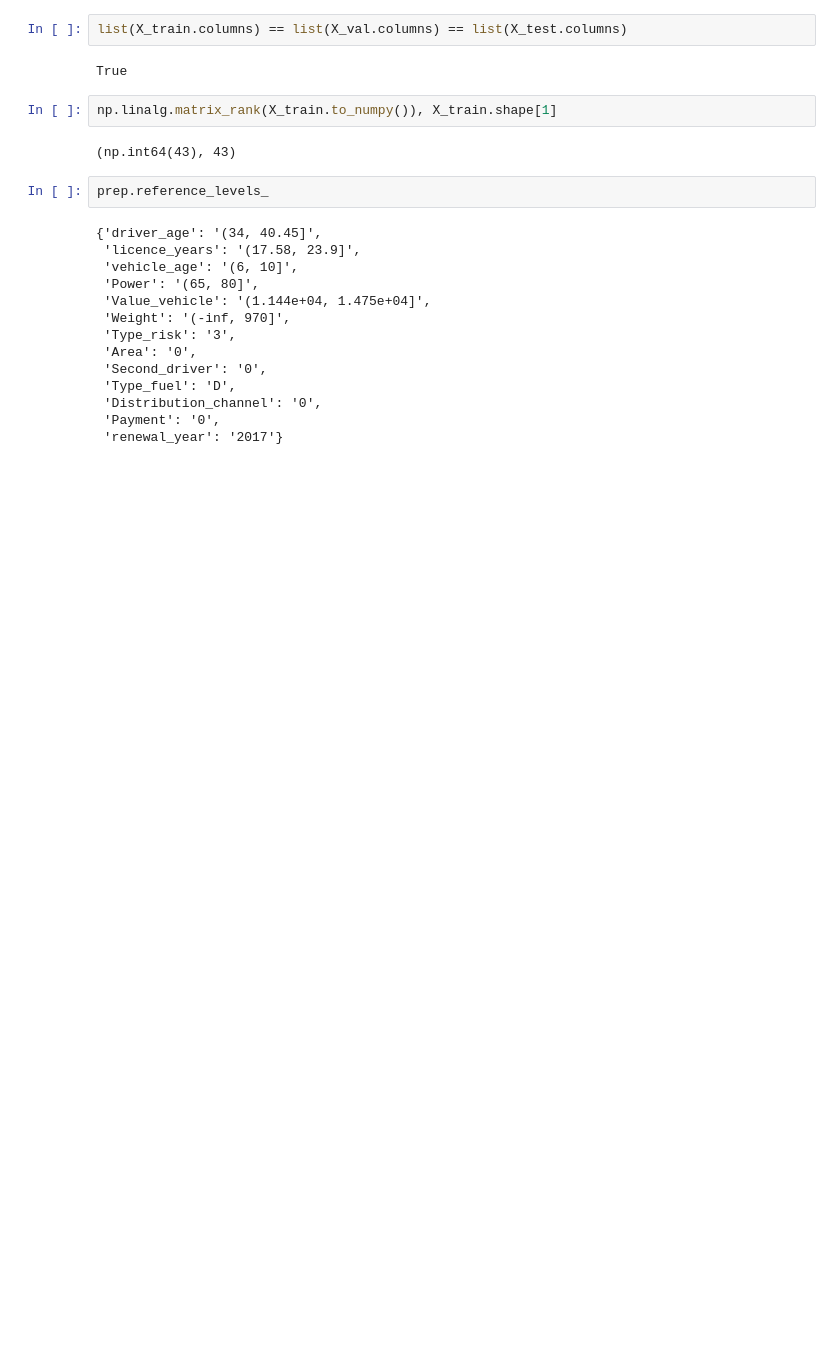
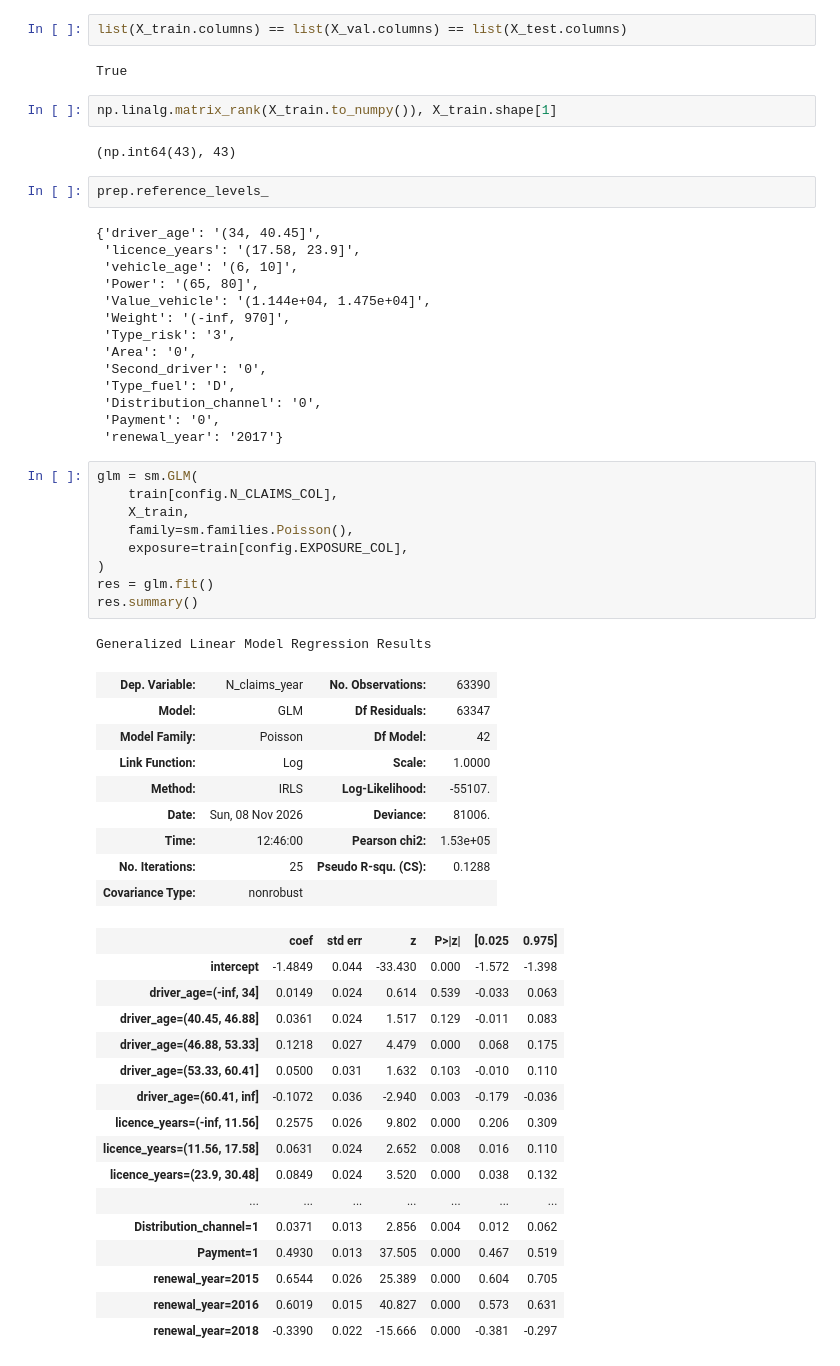
Before and after one commit to vujadinovic/glms_in_insurance, a Jupyter notebook: notebooks/02_poisson_glm.ipynb, the cells around one changed output. Cells and saved outputs as stored; diff of their text form; blank space fills up the shorter version.

```diff
--- a/notebooks/02_poisson_glm.ipynb
+++ b/notebooks/02_poisson_glm.ipynb
@@ -67,3 +89,39 @@ prep.reference_levels_
  'Distribution_channel': '0',
  'Payment': '0',
  'renewal_year': '2017'}
+# %%
+glm = sm.GLM(
+    train[config.N_CLAIMS_COL],
+    X_train,
+    family=sm.families.Poisson(),
+    exposure=train[config.EXPOSURE_COL],
+)
+res = glm.fit()
+res.summary()
+# %% [output]
+Generalized Linear Model Regression Results
+| Dep. Variable: | N_claims_year | No. Observations: | 63390 |
+| Model: | GLM | Df Residuals: | 63347 |
+| Model Family: | Poisson | Df Model: | 42 |
+| Link Function: | Log | Scale: | 1.0000 |
+| Method: | IRLS | Log-Likelihood: | -55107. |
+| Date: | Sun, 08 Nov 2026 | Deviance: | 81006. |
+| Time: | 12:46:00 | Pearson chi2: | 1.53e+05 |
+| No. Iterations: | 25 | Pseudo R-squ. (CS): | 0.1288 |
+| Covariance Type: | nonrobust |  |  |
+|  | coef | std err | z | P>|z| | [0.025 | 0.975] |
+| intercept | -1.4849 | 0.044 | -33.430 | 0.000 | -1.572 | -1.398 |
+| driver_age=(-inf, 34] | 0.0149 | 0.024 | 0.614 | 0.539 | -0.033 | 0.063 |
+| driver_age=(40.45, 46.88] | 0.0361 | 0.024 | 1.517 | 0.129 | -0.011 | 0.083 |
+| driver_age=(46.88, 53.33] | 0.1218 | 0.027 | 4.479 | 0.000 | 0.068 | 0.175 |
+| driver_age=(53.33, 60.41] | 0.0500 | 0.031 | 1.632 | 0.103 | -0.010 | 0.110 |
+| driver_age=(60.41, inf] | -0.1072 | 0.036 | -2.940 | 0.003 | -0.179 | -0.036 |
+| licence_years=(-inf, 11.56] | 0.2575 | 0.026 | 9.802 | 0.000 | 0.206 | 0.309 |
+| licence_years=(11.56, 17.58] | 0.0631 | 0.024 | 2.652 | 0.008 | 0.016 | 0.110 |
+| licence_years=(23.9, 30.48] | 0.0849 | 0.024 | 3.520 | 0.000 | 0.038 | 0.132 |
+| ... | ... | ... | ... | ... | ... | ... |
+| Distribution_channel=1 | 0.0371 | 0.013 | 2.856 | 0.004 | 0.012 | 0.062 |
+| Payment=1 | 0.4930 | 0.013 | 37.505 | 0.000 | 0.467 | 0.519 |
+| renewal_year=2015 | 0.6544 | 0.026 | 25.389 | 0.000 | 0.604 | 0.705 |
+| renewal_year=2016 | 0.6019 | 0.015 | 40.827 | 0.000 | 0.573 | 0.631 |
+| renewal_year=2018 | -0.3390 | 0.022 | -15.666 | 0.000 | -0.381 | -0.297 |
```
Also changed, not shown: parts of 12 cells of this notebook, 6 other files.
